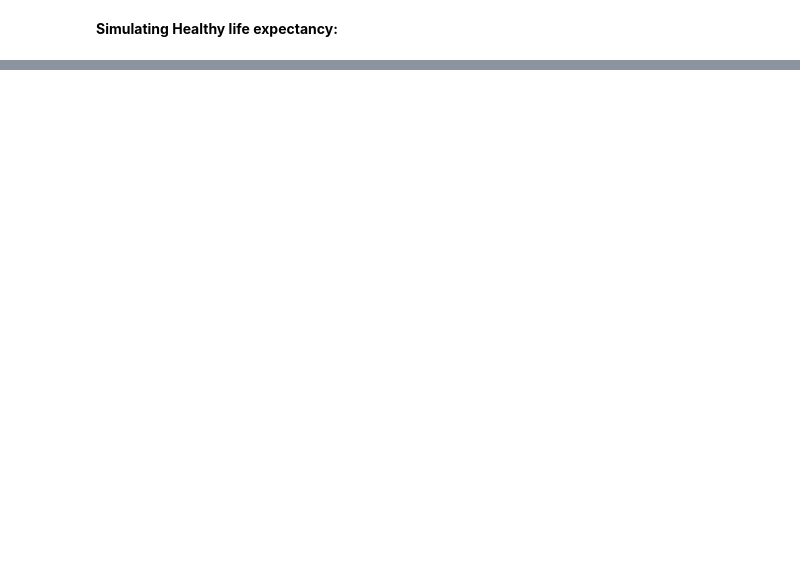
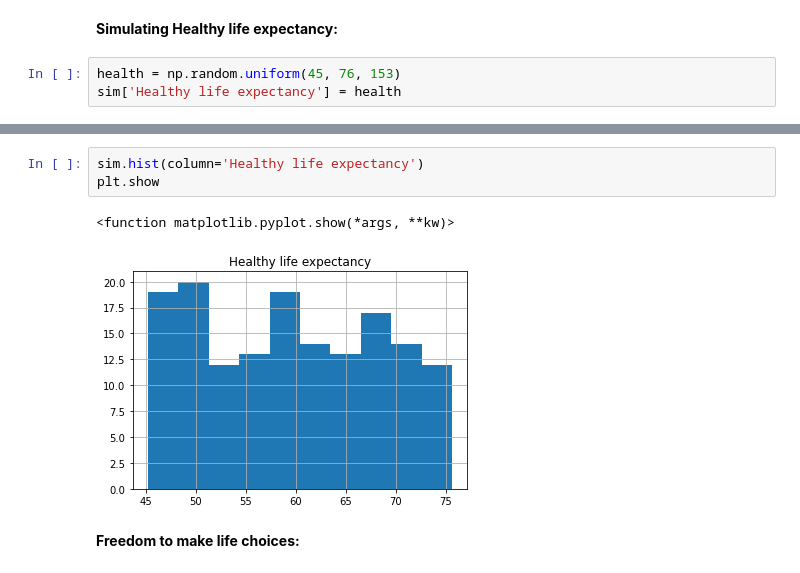
Before and after one commit to radekv23/rwp, a Jupyter notebook: WHR.ipynb, the cells around one changed output, grey strips where cells are left out. Saved outputs shown, nothing was run; the diff lists cells and outputs as text; blank space fills up the shorter version.

Commit message:
health simulation

```diff
--- a/WHR.ipynb
+++ b/WHR.ipynb
@@ -284,2 +285,5 @@ plt.show
 # %% [markdown]
 **Simulating Healthy life expectancy:**
+# %%
+health = np.random.uniform(45, 76, 153)
+sim['Healthy life expectancy'] = health
@@ -285,0 +306,8 @@ plt.show
+# %%
+sim.hist(column='Healthy life expectancy')
+plt.show
+# %% [output]
+<function matplotlib.pyplot.show(*args, **kw)>
+[figure, added]
+# %% [markdown]
+**Freedom to make life choices:**
```
Also changed, not shown: parts of 6 cells of this notebook.
